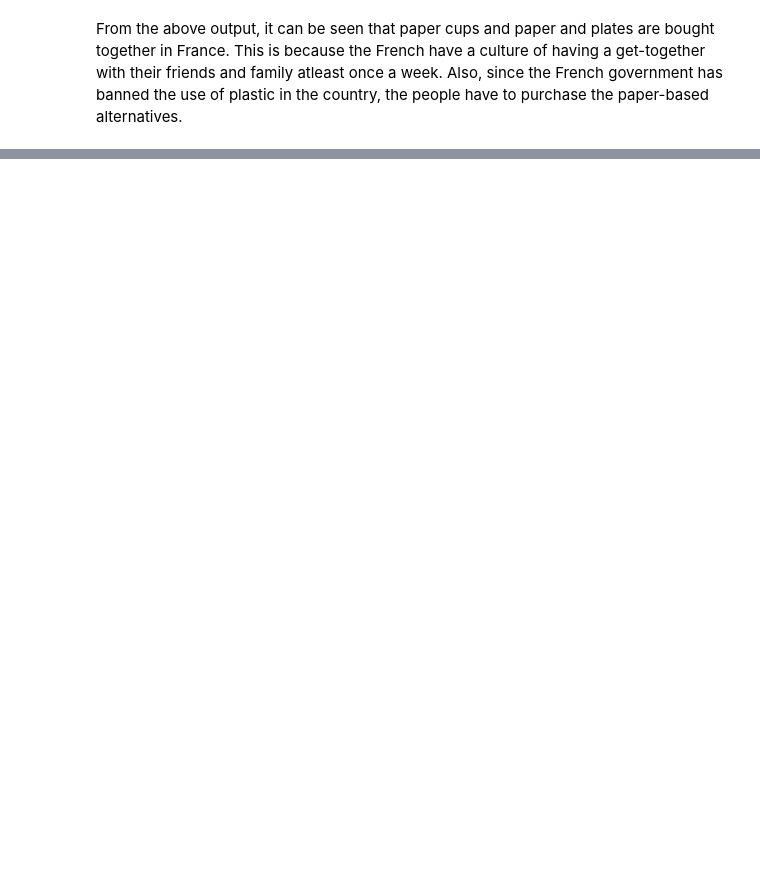
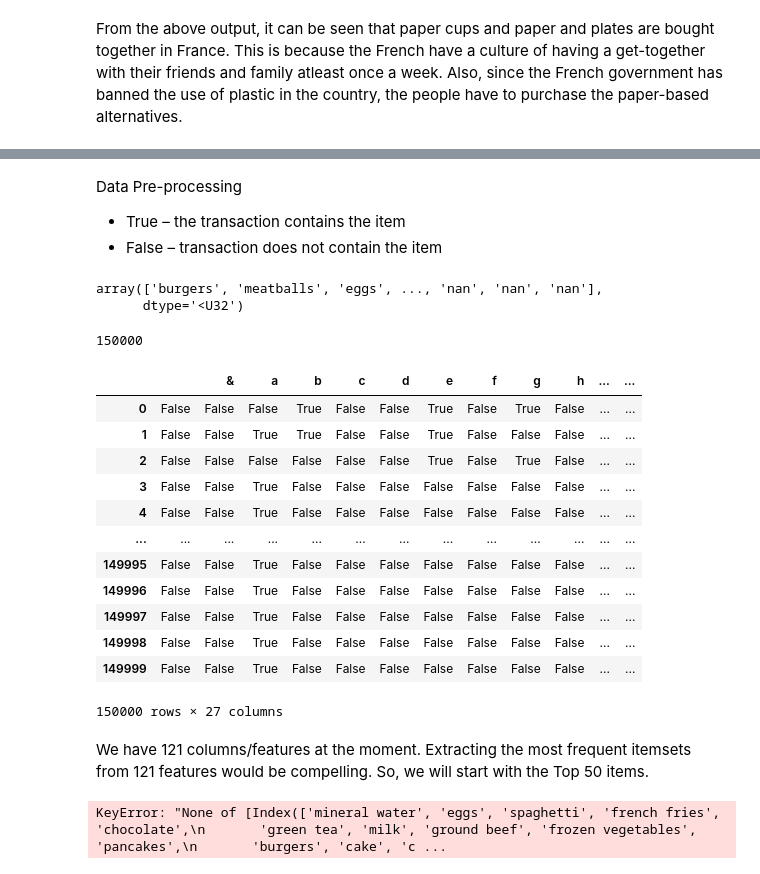
Before and after one commit to stemgene/algorithm-practice, a Jupyter notebook: Apriori/Apriori.ipynb, the cells around one changed output, grey strips where cells are left out. Cells and saved outputs as stored; diff of their text form; code cells hidden in the pictures; blank space fills up the shorter version.

```diff
--- a/Apriori/Apriori.ipynb
+++ b/Apriori/Apriori.ipynb
@@ -247,0 +451,5 @@ From the above output, it can be seen that paper cups and paper and plates are b
+# %%
+# dataset
+data = pd.read_csv("../datasets/Market_Basket_Optimisation.csv")
+# printing the shape of the dataset
+data.shape
@@ -247,0 +469,9 @@ From the above output, it can be seen that paper cups and paper and plates are b
+# %%
+transaction = []
+for i in range(0, data.shape[0]):
+    for j in range(0, data.shape[1]):
+        transaction.append(data.values[i, j])
+transaction = np.array(transaction)
+#  Transform Them a Pandas DataFrame
+df = pd.DataFrame(transaction, columns=["items"])
+df.head()
@@ -247,0 +556,46 @@ From the above output, it can be seen that paper cups and paper and plates are b
+# %% [markdown]
+Data Pre-processing
+
+
+* True – the transaction contains the item
+* False – transaction does not contain the item
+# %%
+transaction
+# %% [output]
+array(['burgers', 'meatballs', 'eggs', ..., 'nan', 'nan', 'nan'],
+      dtype='<U32')
+# %%
+len(transaction)
+# %% [output]
+150000
+# %%
+# importing the required module
+from mlxtend.preprocessing import TransactionEncoder
+# initializing the transactionEncoder
+te = TransactionEncoder()
+te_ary = te.fit(transaction).transform(transaction)
+dataset = pd.DataFrame(te_ary, columns=te.columns_)
+# dataset after encoded
+dataset
+# %% [output]
+|  |  | & | a | b | c | d | e | f | g | h | ... | ... |
+| 0 | False | False | False | True | False | False | True | False | True | False | ... | ... |
+| 1 | False | False | True | True | False | False | True | False | False | False | ... | ... |
+| 2 | False | False | False | False | False | False | True | False | True | False | ... | ... |
+| 3 | False | False | True | False | False | False | False | False | False | False | ... | ... |
+| 4 | False | False | True | False | False | False | False | False | False | False | ... | ... |
+| ... | ... | ... | ... | ... | ... | ... | ... | ... | ... | ... | ... | ... |
+| 149995 | False | False | True | False | False | False | False | False | False | False | ... | ... |
+| 149996 | False | False | True | False | False | False | False | False | False | False | ... | ... |
+| 149997 | False | False | True | False | False | False | False | False | False | False | ... | ... |
+| 149998 | False | False | True | False | False | False | False | False | False | False | ... | ... |
+| 149999 | False | False | True | False | False | False | False | False | False | False | ... | ... |
+150000 rows × 27 columns
+# %% [markdown]
+We have 121 columns/features at the moment. Extracting the most frequent itemsets from 121 features would be compelling. So, we will start with the Top 50 items.
+# %%
+first50 = df_table['items'].head(50).values
+dataset = dataset.loc[:, first50]
+dataset
+# %% [output]
+KeyError: "None of [Index(['mineral water', 'eggs', 'spaghetti', 'french fries', 'chocolate',\n       'green tea', 'milk', 'ground beef', 'frozen vegetables', 'pancakes',\n       'burgers', 'cake', 'c ...
```
Also changed, not shown: parts of 27 cells of this notebook, 2 other files.
